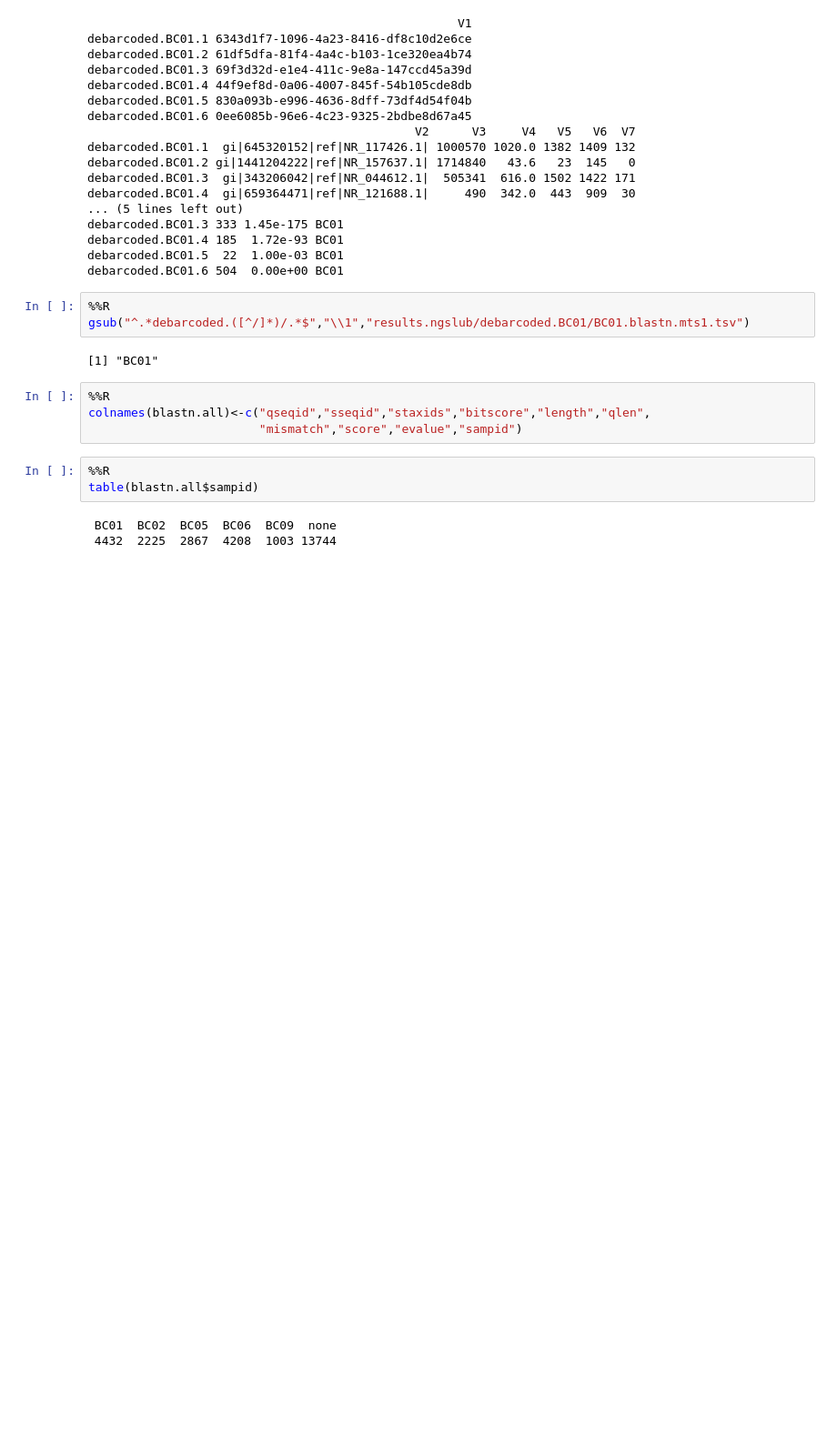
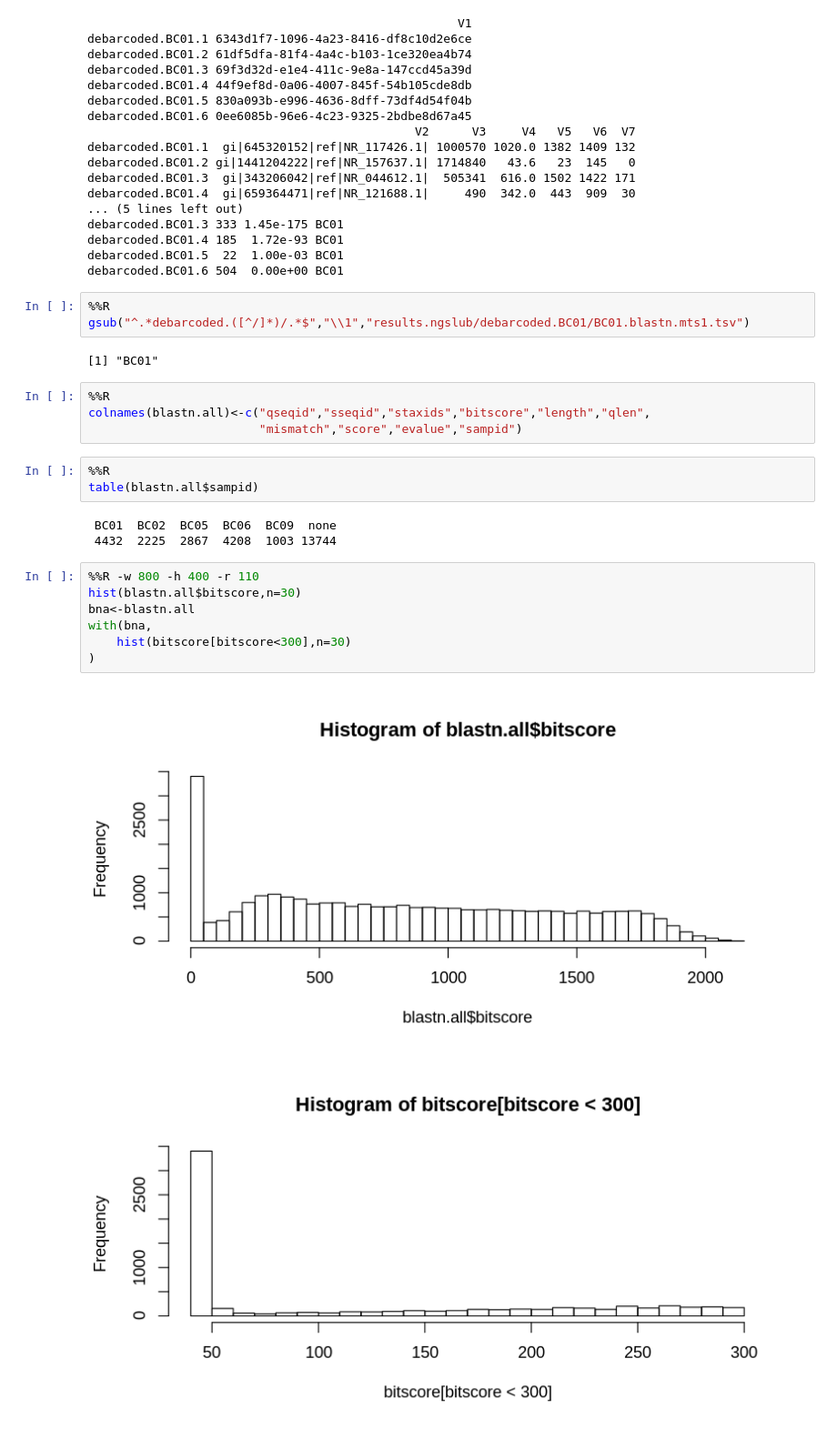
Before and after one commit to macieksk/ngslub18, a Jupyter notebook: jupyter_run/NGSworkshop-Saturday.ipynb, the cells around one changed output. Shown: that part at 91% size. Cells and saved outputs as stored; diff of their text form; blank space fills up the shorter version.

Commit message:
NGSworkshop-Saturday.ipynb blast hist,xyplots

```diff
--- a/jupyter_run/NGSworkshop-Saturday.ipynb
+++ b/jupyter_run/NGSworkshop-Saturday.ipynb
@@ -570,3 +570,13 @@ table(blastn.all$sampid)
 # %% [output]
  BC01  BC02  BC05  BC06  BC09  none
  4432  2225  2867  4208  1003 13744
+# %%
+%%R -w 800 -h 400 -r 110
+hist(blastn.all$bitscore,n=30)
+bna<-blastn.all
+with(bna,
+    hist(bitscore[bitscore<300],n=30)
+)
+# %% [output]
+[figure, added]
+[figure, added]
```
Also changed, not shown: parts of 6 cells of this notebook.
